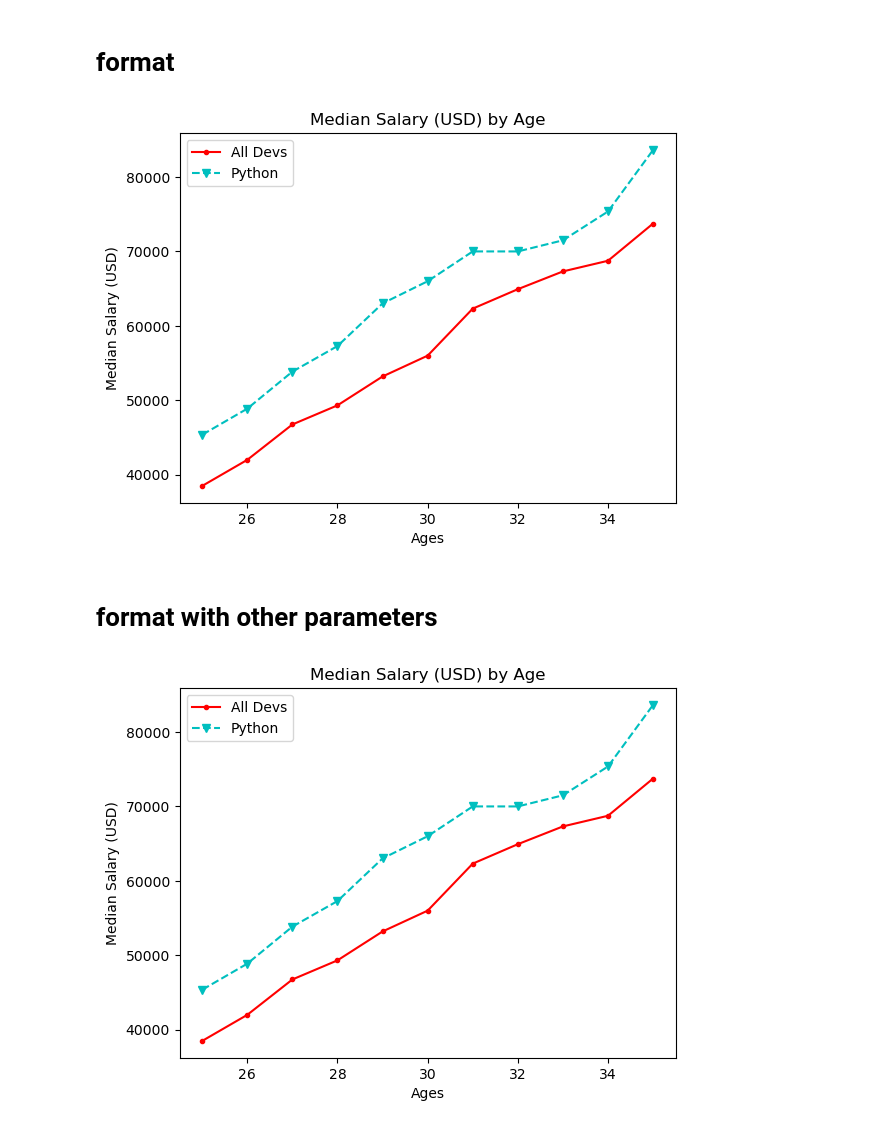
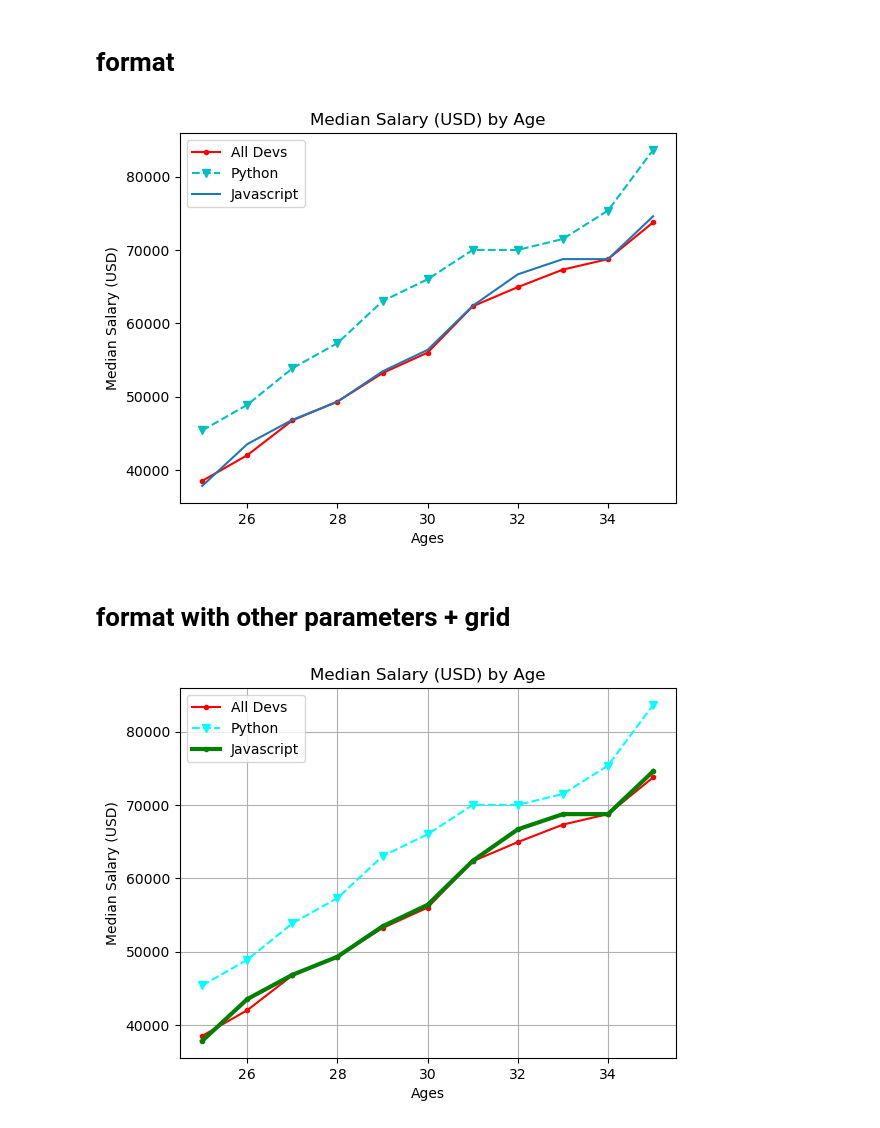
Before and after one commit to pkboom/python_tips, a Jupyter notebook: plot.ipynb, the cells around one changed output. Saved outputs shown, nothing was run; the diff lists cells and outputs as text; code cells hidden in the pictures.

```diff
--- a/plot.ipynb
+++ b/plot.ipynb
@@ -5,12 +5,9 @@ import matplotlib.pyplot as plt
 
 # Median Developer Salaries by Age
 ages_x = [25, 26, 27, 28, 29, 30, 31, 32, 33, 34, 35]
-dev_y = [38496, 42000, 46752, 49320, 53200,
-         56000, 62316, 64928, 67317, 68748, 73752]
-
-# Median Python Developer Salaries by Age
-py_dev_y = [45372, 48876, 53850, 57287, 63016,
-            65998, 70003, 70000, 71496, 75370, 83640]
+dev_y = [38496, 42000, 46752, 49320, 53200, 56000, 62316, 64928, 67317, 68748, 73752]
+py_dev_y = [45372, 48876, 53850, 57287, 63016, 65998, 70003, 70000, 71496, 75370, 83640]
+js_dev_y = [37810, 43515, 46823, 49293, 53437, 56373, 62375, 66674, 68745, 68746, 74583]
 # %%
 def show_plot():
   plt.xlabel('Ages')
@@ -49,26 +48,27 @@ show_plot()
 # %%
 # fmt = '[marker][line][color]'
 plt.plot(ages_x, dev_y, '.-r')
+plt.plot(ages_x, py_dev_y, 'v--c')
+plt.plot(ages_x, js_dev_y)
 
-plt.plot(ages_x, py_dev_y, 'v--c')
-
-plt.legend(['All Devs', 'Python'])
+plt.legend(['All Devs', 'Python', 'Javascript'])
 
 show_plot()
 # %% [output]
-[figure, old version]
+[figure, new version]
 # %% [markdown]
-# format with other parameters
+# format with other parameters + grid
 # %%
 # fmt = '[marker][line][color]'
 plt.plot(ages_x, dev_y, color='r',  linestyle='-', marker='.')
-# plt.plot(ages_x, dev_y, color='red',  linestyle='-', marker='.')
-# plt.plot(ages_x, dev_y, color='#008000',  linestyle='-', marker='.')
+plt.plot(ages_x, py_dev_y, color='cyan', linestyle='--', marker='v')
+plt.plot(ages_x, js_dev_y, color='#008000',  linestyle='-', marker='.', linewidth=3)
 
-plt.plot(ages_x, py_dev_y, color='c', linestyle='--', marker='v')
+plt.legend(['All Devs', 'Python', 'Javascript'])
 
-plt.legend(['All Devs', 'Python'])
+# plt.tight_layout()
+plt.grid()
 
 show_plot()
 # %% [output]
-[figure, old version]
+[figure, new version]
```
Also changed, not shown: parts of 7 cells of this notebook, 3 other files.
